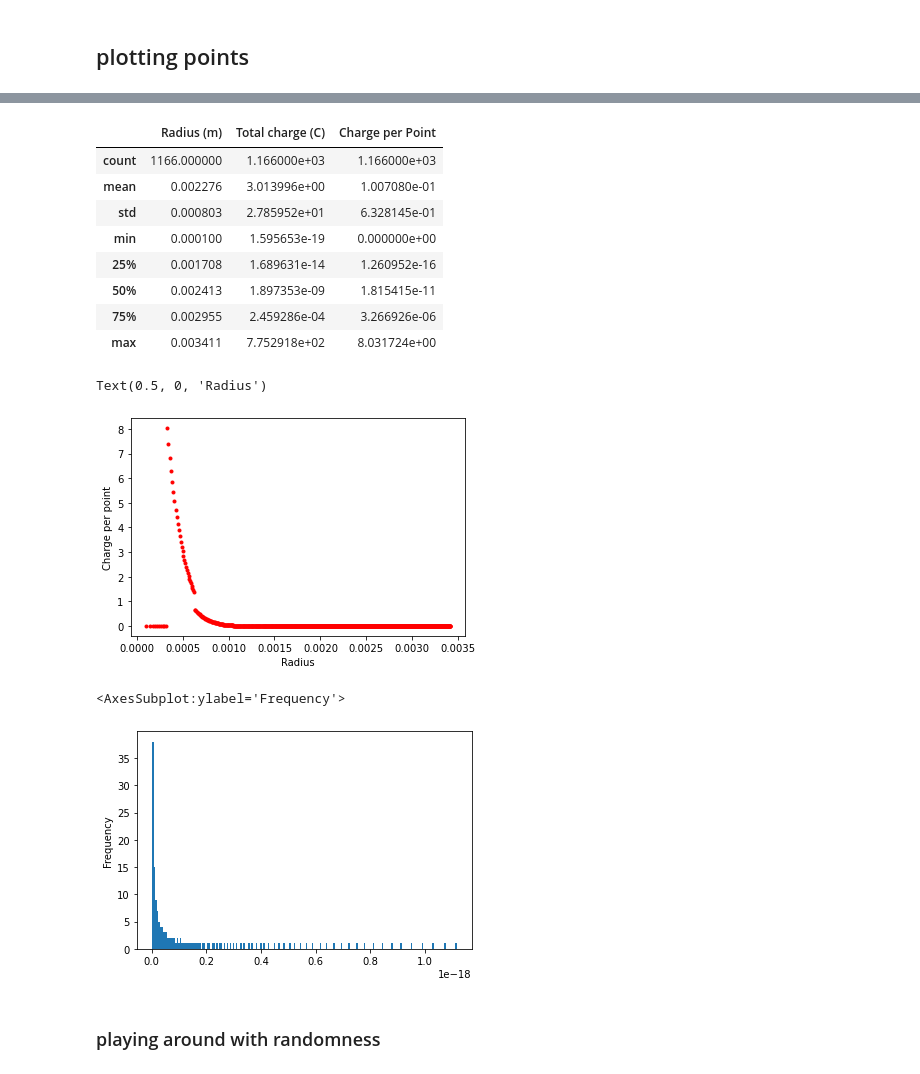
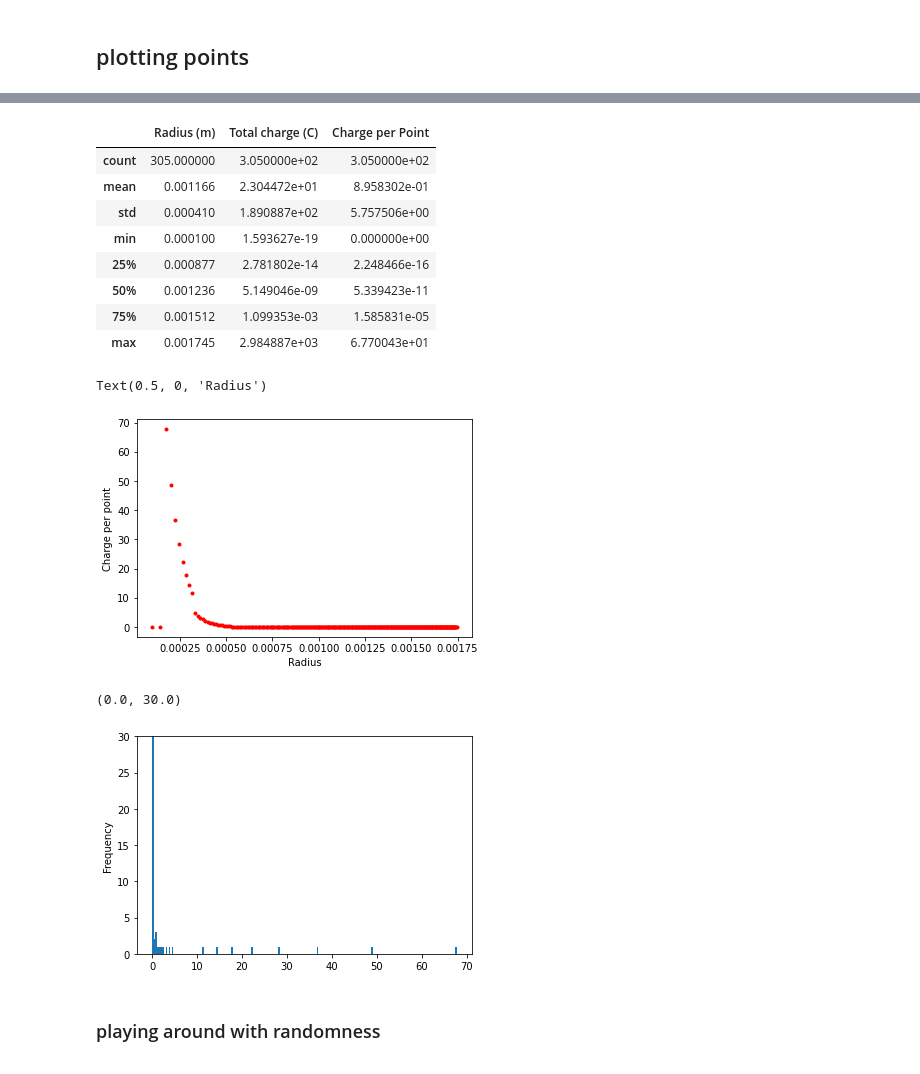
Before and after one commit to AriAtari/ChargeSeparation, a Jupyter notebook: Changing_radii.ipynb, the cells around one changed output, grey strips where cells are left out. Drawn from its saved outputs; the diff is of its cells as text; code cells hidden in the pictures.

Commit message:
put diffrent suurface resistivity, better distribution of points

```diff
--- a/Changing_radii.ipynb
+++ b/Changing_radii.ipynb
@@ -14,7 +14,7 @@ inta.quad(lambda x: x**2,0,1)
 ## * Finding $R_{max}$
 # %%
 Nq = 200 #gain is 200 MeV
-R = 2.5e+6 # Surface resistivity (ohm/square)
+R = 10e+6 # Surface resistivity (ohm/square)
 d = 100e-6 # Anode-readout plane separation (m)
 eps_0 = 8.854e-12 # Permittivity of a vacuum (F/m)
 k_1 = 3.3 # Relative permittivity of dielectric material (glue)
@@ -120,8 +116,8 @@ ChangeR
 # %% [markdown]
 ### Changing Area
 # %%
-#our final radius should be 0.00365 as that is close to where the charge is essencially of that of an electron
-R = 0.00365 #m
+#our final radius should be 0.0019 as that is close to where the charge is essencially of that of an electron
+R = 0.0019 #m
 Segments = 1335 # number of segments with equal area pi*0.1^2
 Ar=np.array([])
 for ith in np.arange(0,Segments,1):
@@ -212,7 +314,7 @@ plt.show()
 ## plotting points
 # %%
 points = 120
-rmax = 0.003411
+rmax = 0.001745
 ppa = 10 #number of points per annulie
 valuesr = np.linspace(0.00001,rmax,int(points/ppa))
 pirange = np.linspace(0.00001,2*np.pi,int(ppa))
@@ -260,27 +362,29 @@ ChangeA
 ChangeA.describe()
 # %% [output]
 |  | Radius (m) | Total charge (C) | Charge per Point |
-| count | 1166.000000 | 1.166000e+03 | 1.166000e+03 |
-| mean | 0.002276 | 3.013996e+00 | 1.007080e-01 |
-| std | 0.000803 | 2.785952e+01 | 6.328145e-01 |
-| min | 0.000100 | 1.595653e-19 | 0.000000e+00 |
-| 25% | 0.001708 | 1.689631e-14 | 1.260952e-16 |
-| 50% | 0.002413 | 1.897353e-09 | 1.815415e-11 |
-| 75% | 0.002955 | 2.459286e-04 | 3.266926e-06 |
-| max | 0.003411 | 7.752918e+02 | 8.031724e+00 |
+| count | 305.000000 | 3.050000e+02 | 3.050000e+02 |
+| mean | 0.001166 | 2.304472e+01 | 8.958302e-01 |
+| std | 0.000410 | 1.890887e+02 | 5.757506e+00 |
+| min | 0.000100 | 1.593627e-19 | 0.000000e+00 |
+| 25% | 0.000877 | 2.781802e-14 | 2.248466e-16 |
+| 50% | 0.001236 | 5.149046e-09 | 5.339423e-11 |
+| 75% | 0.001512 | 1.099353e-03 | 1.585831e-05 |
+| max | 0.001745 | 2.984887e+03 | 6.770043e+01 |
 # %%
 plt.plot(ChangeA.loc[:,"Radius (m)"],ChangeA.loc[:,"Charge per Point"],".r")
 plt.ylabel("Charge per point")
 plt.xlabel("Radius")
 # %% [output]
 Text(0.5, 0, 'Radius')
-[figure, old version]
+[figure, new version]
 # %%
-Charging = ChangeA.loc[1000:,"Charge per Point"]
+Charging = ChangeA.loc[:,"Charge per Point"]
 Charging[Charging != 0].plot.hist(bins=200)
+
+plt.ylim(0,30)
 # %% [output]
-<AxesSubplot:ylabel='Frequency'>
+(0.0, 30.0)
-[figure, old version]
+[figure, new version]
 # %% [markdown]
 ### playing around with randomness
 # %%
```
Also changed, not shown: parts of 30 cells of this notebook.
